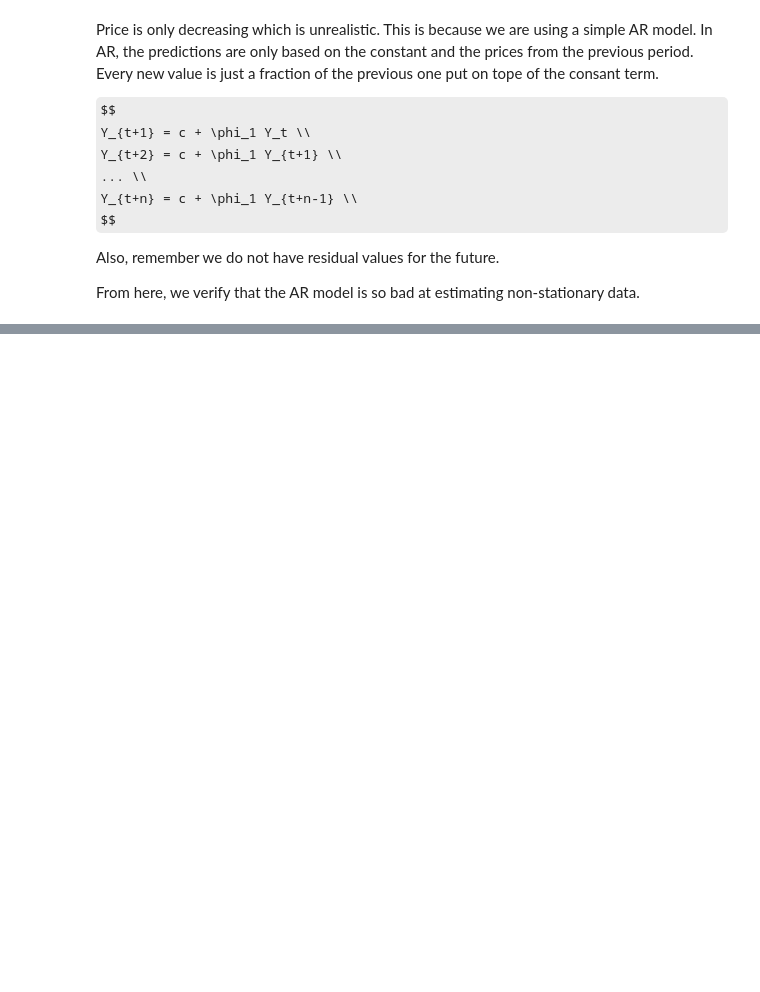
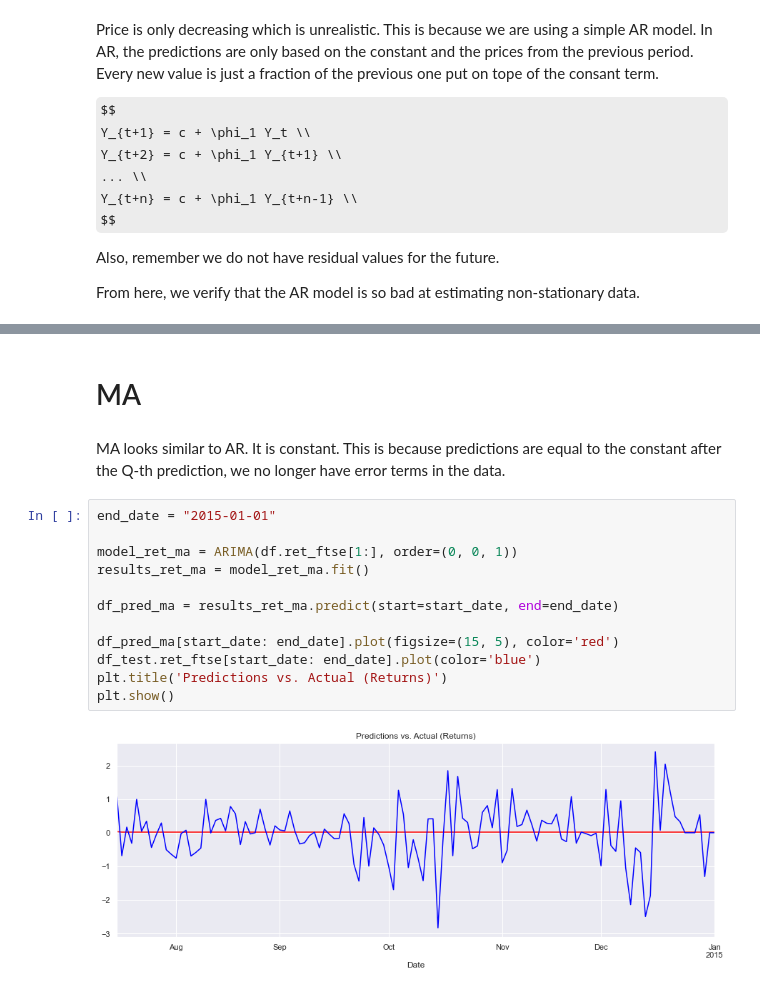
Before and after one commit to mkang32/snp500-analysis, a Jupyter notebook: notebooks/8.Forecasting.ipynb, the cells around one changed output, grey strips where cells are left out. Cells and saved outputs as stored; diff of their text form; some formulas as TeX source; blank space fills up the shorter version.

```diff
--- a/notebooks/8.Forecasting.ipynb
+++ b/notebooks/8.Forecasting.ipynb
@@ -121,0 +160,18 @@ From here, we verify that the AR model is so bad at estimating non-stationary da
+# %% [markdown]
+# MA
+# %% [markdown]
+MA looks similar to AR. It is constant. This is because predictions are equal to the constant after the Q-th prediction, we no longer have error terms in the data.
+# %%
+end_date = "2015-01-01"
+
+model_ret_ma = ARIMA(df.ret_ftse[1:], order=(0, 0, 1))
+results_ret_ma = model_ret_ma.fit()
+
+df_pred_ma = results_ret_ma.predict(start=start_date, end=end_date)
+
+df_pred_ma[start_date: end_date].plot(figsize=(15, 5), color='red')
+df_test.ret_ftse[start_date: end_date].plot(color='blue')
+plt.title('Predictions vs. Actual (Returns)')
+plt.show()
+# %% [output]
+[figure, added]
```
Also changed, not shown: parts of 6 cells of this notebook.
